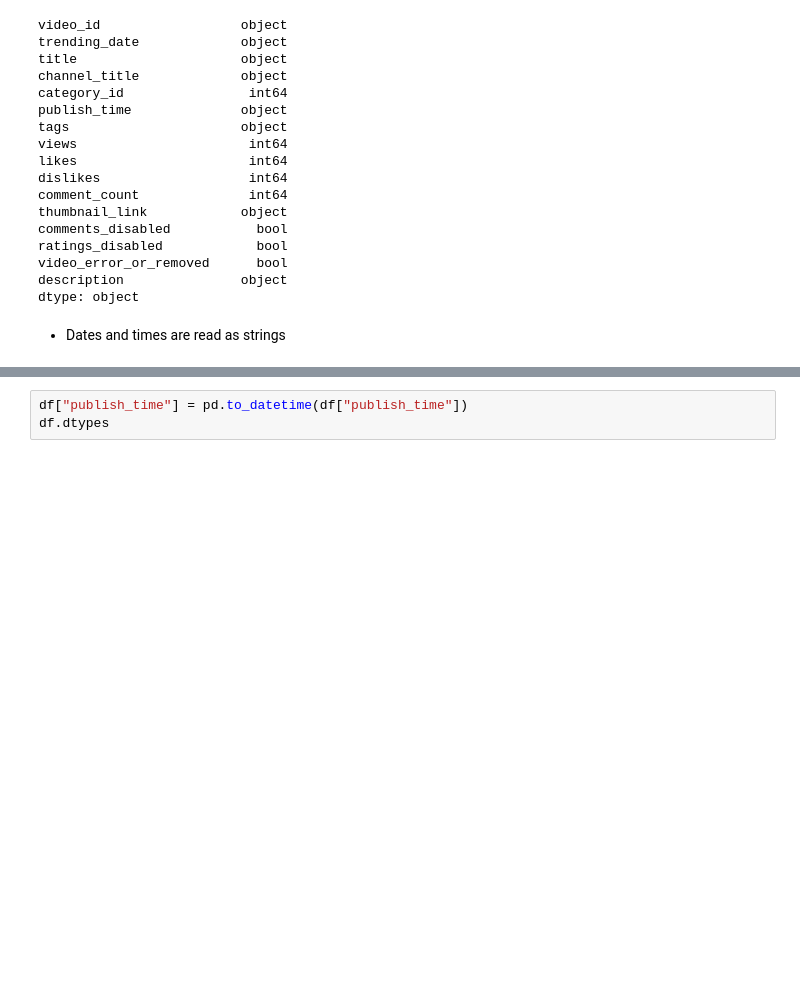
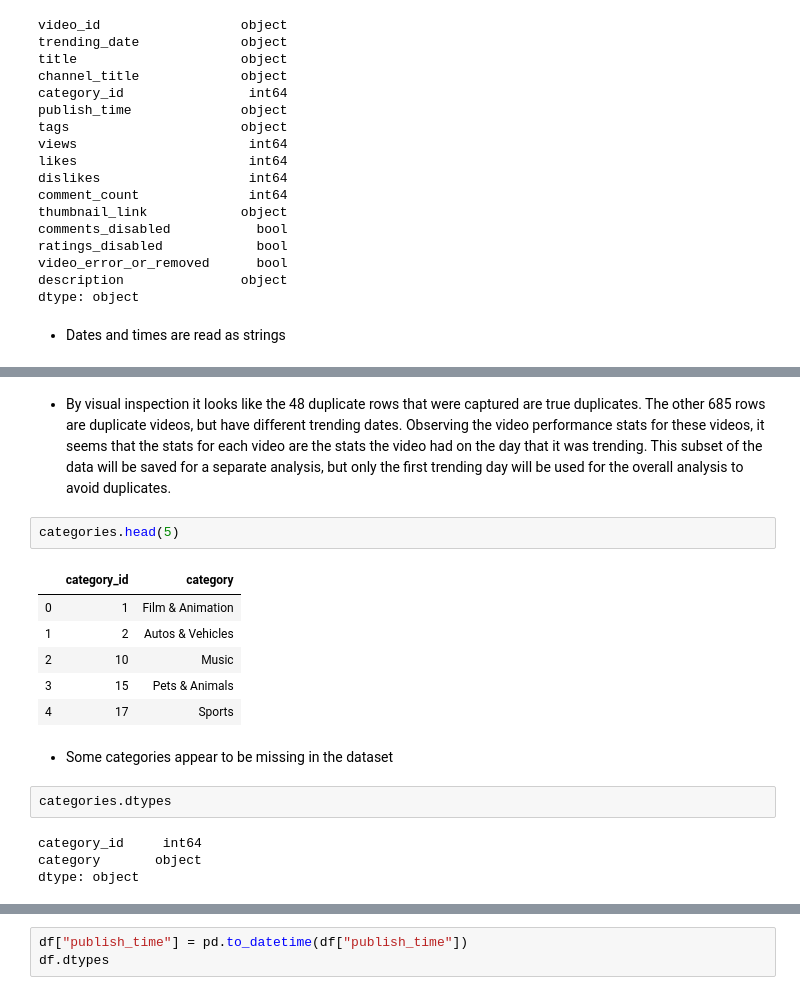
Before and after one commit to bakabbyy/youtube-trending, a Jupyter notebook: youtube-trending.ipynb, the cells around one changed output, grey strips where cells are left out. Cells and saved outputs as stored; diff of their text form; blank space fills up the shorter version.

```diff
--- a/youtube-trending.ipynb
+++ b/youtube-trending.ipynb
@@ -134,0 +167,19 @@ dtype: object
+# %% [markdown]
+- By visual inspection it looks like the 48 duplicate rows that were captured are true duplicates. The other 685 rows are duplicate videos, but have different trending dates. Observing the video performance stats for these videos, it seems that the stats for each video are the stats the video had on the day that it was trending. This subset of the data will be saved for a separate analysis, but only the first trending day will be used for the overall analysis to avoid duplicates.
+# %%
+categories.head(5)
+# %% [output]
+|  | category_id | category |
+| 0 | 1 | Film & Animation |
+| 1 | 2 | Autos & Vehicles |
+| 2 | 10 | Music |
+| 3 | 15 | Pets & Animals |
+| 4 | 17 | Sports |
+# %% [markdown]
+- Some categories appear to be missing in the dataset
+# %%
+categories.dtypes
+# %% [output]
+category_id     int64
+category       object
+dtype: object
```
Also changed, not shown: parts of 18 cells of this notebook.
